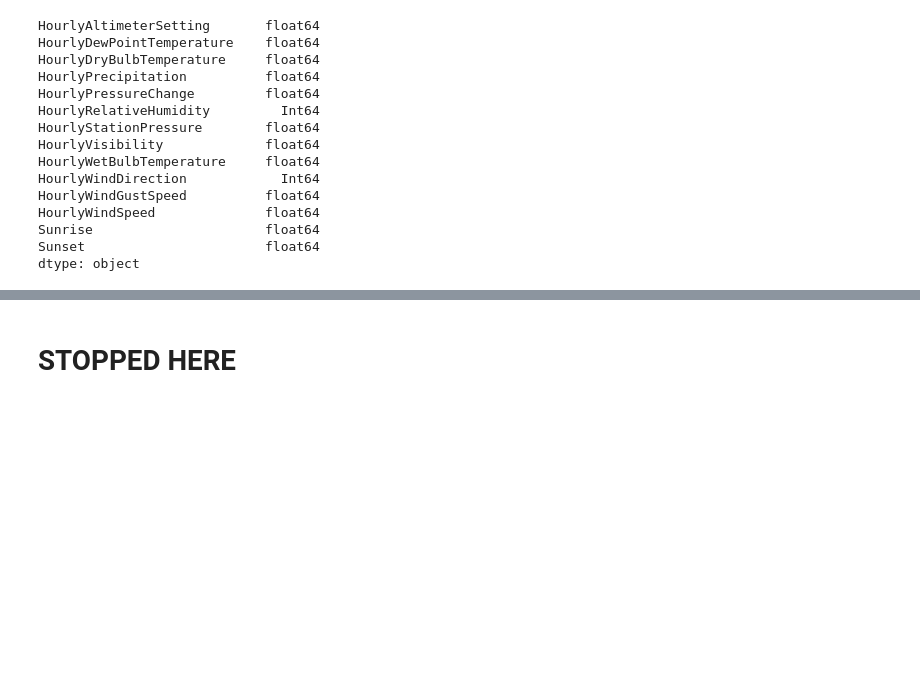
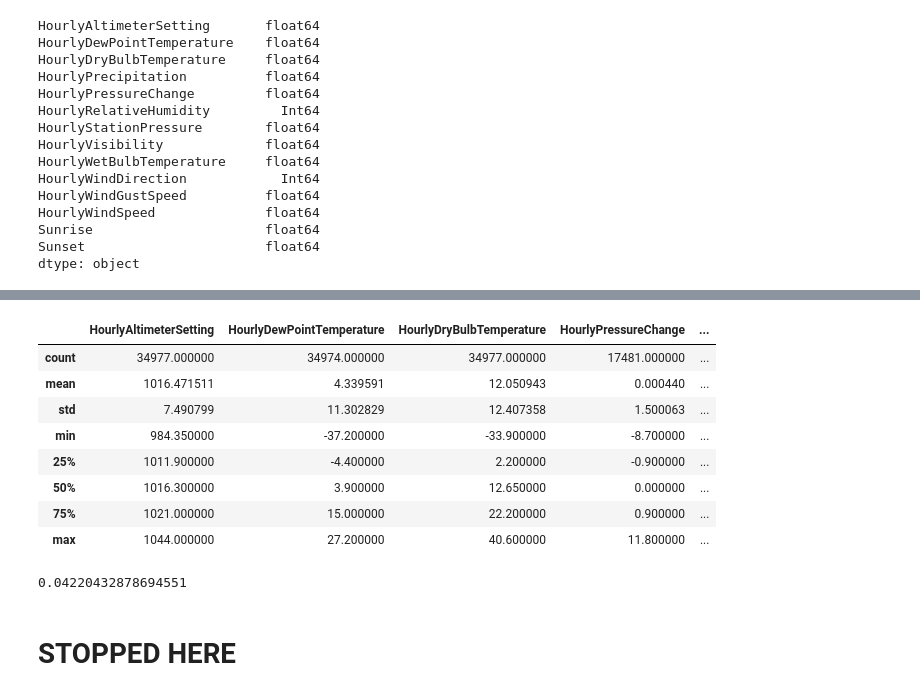
Before and after one commit to emskiphoto/noaa-weather-hourly, a Jupyter notebook: dev/noaa-weather-hourly.ipynb, the cells around one changed output, grey strips where cells are left out. Drawn from its saved outputs; the diff is of its cells as text; code cells hidden in the pictures; blank space fills up the shorter version.

```diff
--- a/dev/noaa-weather-hourly.ipynb
+++ b/dev/noaa-weather-hourly.ipynb
@@ -598,0 +803,26 @@ df['Sunrise'].dtype.name
+# %%
+# apply date_sunrise/sunset to df_out index to create sunrise/sunset columns
+df_out['Sunrise'] = pd.Series(df_out.index.map(date_sunrise), index=df_out.index).ffill()
+df_out['Sunset'] = pd.Series(df_out.index.map(date_sunset), index=df_out.index).ffill()
+# %%
+# enforce dtypes for df_out
+# does this need to be done on pre- df_out?  Is post- df_out processing enough?
+for col_, type_ in cols_dtypes.items():
+    if type_ == 'float64':
+        df_out[col_] = pd.to_numeric(df_out[col_], errors='coerce')
+        try:
+            df_out[col_] = df_out[col_].astype(type_)
+        except:
+            pass
+    elif type_ == 'Int64':
+        df_out[col_] = pd.to_numeric(df_out[col_], errors='coerce')
+        try:
+            df_out[col_] = df_out[col_].astype(type_)
+        except:
+            pass
+    elif type_ == 'datetime64[s]':
+        df_out[col_] = pd.to_datetime(df_out[col_], errors='coerce')
+        try:
+            df_out[col_] = df_out[col_].astype(type_)
+        except:
+            pass
@@ -599,2 +841,22 @@ df['Sunrise'].dtype.name
+# %%
+df_stats_post = df_out[df_stats_pre.columns].describe()
+df_stats_post
+# %% [output]
+|  | HourlyAltimeterSetting | HourlyDewPointTemperature | HourlyDryBulbTemperature | HourlyPressureChange | ... |
+| count | 34977.000000 | 34974.000000 | 34977.000000 | 17481.000000 | ... |
+| mean | 1016.471511 | 4.339591 | 12.050943 | 0.000440 | ... |
+| std | 7.490799 | 11.302829 | 12.407358 | 1.500063 | ... |
+| min | 984.350000 | -37.200000 | -33.900000 | -8.700000 | ... |
+| 25% | 1011.900000 | -4.400000 | 2.200000 | -0.900000 | ... |
+| 50% | 1016.300000 | 3.900000 | 12.650000 | 0.000000 | ... |
+| 75% | 1021.000000 | 15.000000 | 22.200000 | 0.900000 | ... |
+| max | 1044.000000 | 27.200000 | 40.600000 | 11.800000 | ... |
+# %%
+# TO-DO:  Overall pre- post- statistics check
+df_stats_pre.sub(df_stats_post).div(df_stats_pre).mean().mean()
+# df_stats_pre.eq(df_stats_post).sum().sum()
+# df_stats_pre.size
+# %% [output]
+0.04220432878694551
 # %% [markdown]
 # STOPPED HERE
```
Also changed, not shown: parts of 71 cells of this notebook, 3 other files.
